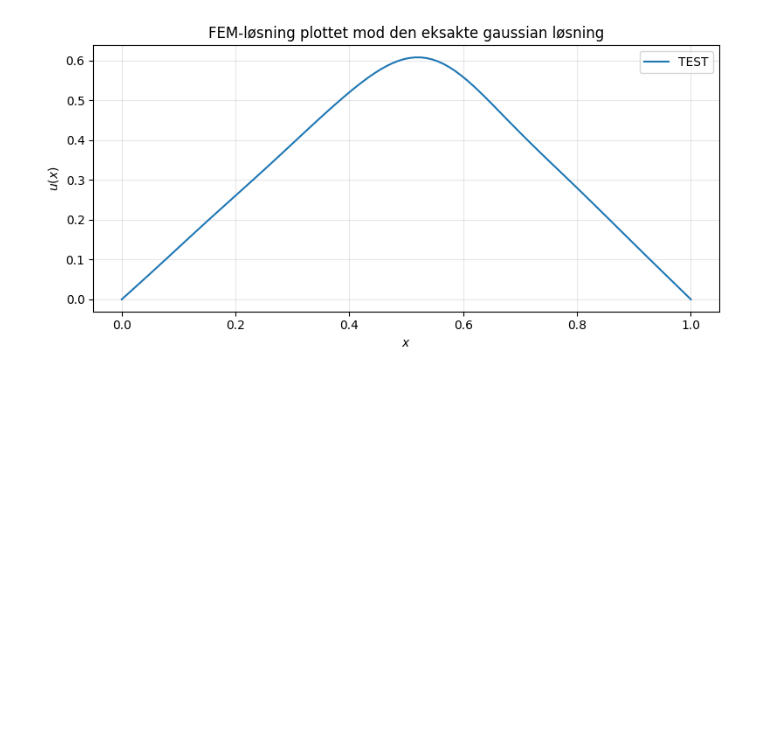
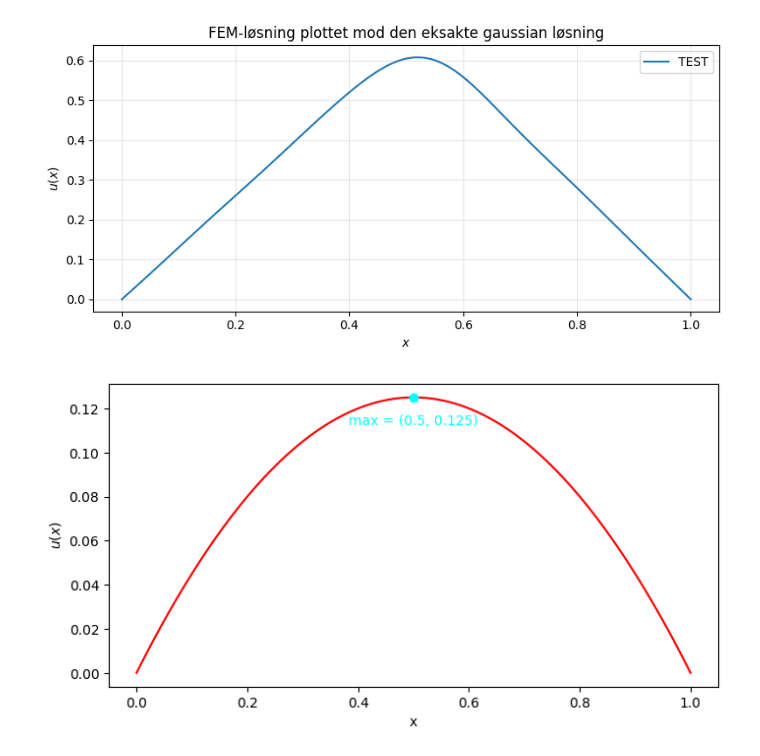
Before and after one commit to vivicodesacademically/Mat1b-projekt, a Jupyter notebook: Mixed_Code_Tasks.ipynb, the cells around one changed output. Cells and saved outputs as stored; diff of their text form; code cells hidden in the pictures; blank space fills up the shorter version.

```diff
--- a/Mixed_Code_Tasks.ipynb
+++ b/Mixed_Code_Tasks.ipynb
@@ -325,3 +320,27 @@ plt.show()
   1.29845516e-02 -3.51427580e-03 -3.25312256e-03  1.90564132e-03
  -1.45228027e-05 -7.58811918e-04]
 [figure]
+# %%
+
+import matplotlib.pyplot as plt
+import numpy as np
+
+
+def f(x):
+    return x*(1-x)/2
+
+x = np.linspace(0,1,100)
+plt.figure(figsize=(8, 4))
+plt.xlabel("x")
+plt.ylabel("$u(x)$")
+plt.plot(x, f(x), 'r-', label="Titel")
+plt.scatter(0.5, 0.125, color=(0,1,1), alpha=1.0, zorder=5,label="max = (0.5, 0.125)")
+plt.annotate("max = (0.5, 0.125)",
+             (0.5, 0.125),          # point
+             xytext=(0, -20),       # offset (in points)
+             textcoords='offset points',
+             color="cyan",
+             ha='center')
+plt.show()
+# %% [output]
+[figure, added]
```
Also changed, not shown: parts of 5 cells of this notebook, 2 other files.
